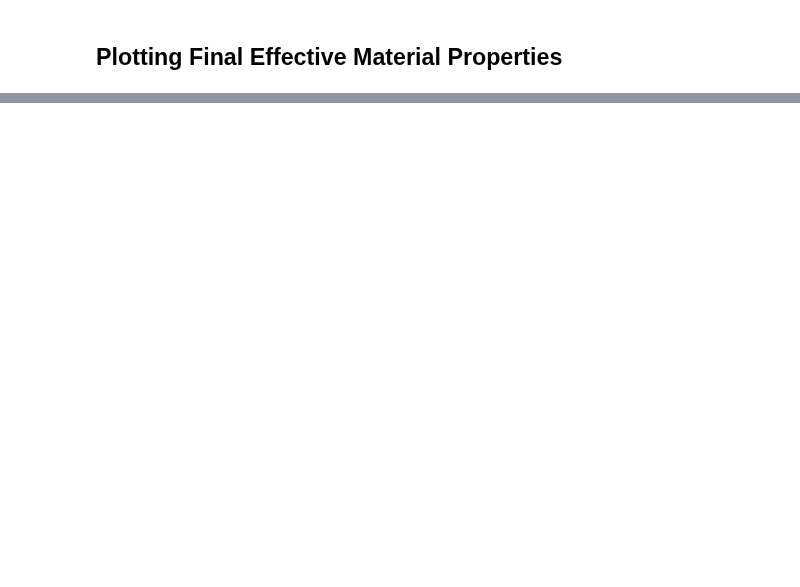
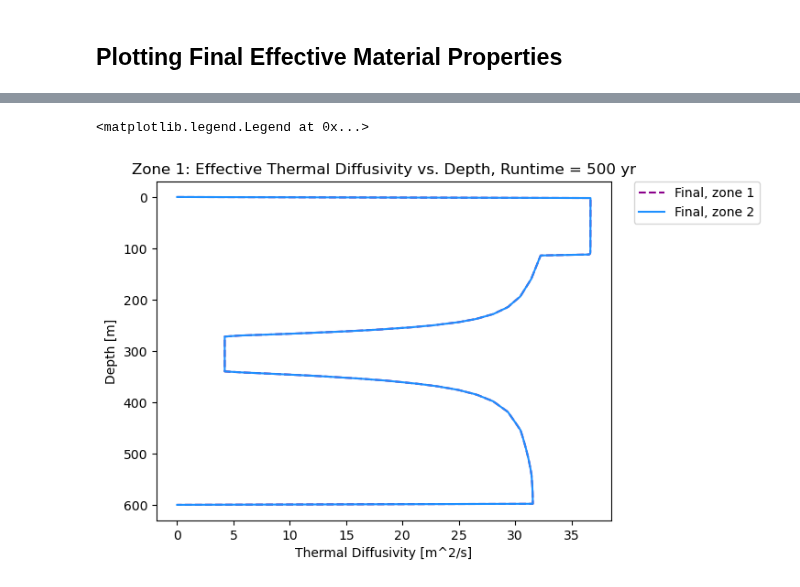
Before and after one commit to alexiak322/ceres-pingo-model, a Jupyter notebook: -1DHT-model-code/python/1DHT Model.ipynb, the cells around one changed output, grey strips where cells are left out. Cells and saved outputs as stored; diff of their text form; code cells hidden in the pictures; blank space fills up the shorter version.

```diff
--- a/-1DHT-model-code/python/1DHT Model.ipynb
+++ b/-1DHT-model-code/python/1DHT Model.ipynb
@@ -25,7 +25,7 @@ p_w = 1000
 cp_w = 4180
 k_w = 0.56 * toyr
 
-#Julie paper — not using these right now, but maybe implement them later when we want to change matrix percentages
+#Julie paper
 
 #p_ice = 917
 #cp_ice = 185 + 7.037*T
@@ -52,11 +52,13 @@ k_rock = 0.56 * toyr
 
 n_Sc=0                 # Porosity scenario is chosen here: 1=minimum n, 2=intermediate n, 3=maximum n
 nLob=[0.33, 0.5, 0.66]    ## [min interm. max] Lobate (thermal model; 6B) ##
+nIce = [0, 0.2, 0.4] # Lee et al. 2005
 
 
                     ### Material 1 - Lobate
 #start with 40% ice, 25% hydrates, 20% rock, 15% salts
 nL = nLob[n_Sc]
+nI = nIce[n_Sc]
 p_soilL = 1300       ## DENSITY (thermal model; 2B)
 cp_soilL = 1538.46       ## HEAT CAPACITY; GRAB FROM JULIE'S DATABASE (this is going to be tricky with temperature dependence)
 k_soilL = 1.27*toyr   ## THERMAL CONDUCTIVITY; GRAB FROM JULIE'S DATABASE (20% ice, 45% hydrates)
@@ -142,7 +144,7 @@ plt.legend()
 # Function to get fw for an input temperature
 
 def get_fw(temp):
-    indices = np.where(np.isclose(interp_temps, temp, atol=0.005))[0] #gets index for initial temp value in interp_temp
+    indices = np.where(np.isclose(interp_temps, temp, atol=0.1))[0] #gets index for initial temp value in interp_temp
     index = indices[0] #in case there are multiple indices
     f_w_value = SFC_fw[index]
     return(f_w_value)
@@ -156,24 +158,25 @@ onegrid=np.ones(nocell) # 1 x 301 matrix
 Z0_1MatID=np.ones(nocell)
 Z0_1MatID[0]=3
 Z0_1MatID[1]=3
+Z0_1MatID[291:]=2 #boulders (bottom 20m)
 
 Z1_2MatID=np.ones(nocell)
 Z1_2MatID[0]=3
 Z1_2MatID[1]=3
-Z1_2MatID[291:]=2 #boulders (bottom 20m)
+Z1_2MatID[251:]=2 #boulders (bottom 100m)
 
             ### Creating one-vectors and empty matrices used in for-loop ###
-n_grid=np.ones(nocell) # all of these have nocell elements -> all material properties define at nodes (1 x nocell matrix)
-p_soil=np.ones(nocell)
-cp_soil=np.ones(nocell)
-k_soil=np.ones(nocell)
+#n_grid=np.ones(nocell) # all of these have nocell elements -> all material properties define at nodes (1 x nocell matrix)
+#p_soil=np.ones(nocell)
+#cp_soil=np.ones(nocell)
+#k_soil=np.ones(nocell)
 
-df_w=np.zeros(nocell-1) ## CHANGE IN fraction of water in pore space
-k_eq=np.zeros(nocell-1) ## EQUIVALENT THERMAL CONDUCTIVITY
-C_eq=np.zeros(nocell)   ## EQUIVALENT HEAT CAPACITY
-a_eq=np.zeros(nocell)   ## EQUIVALENT THERMAL DIFFUSIVITY
+#df_w=np.zeros(nocell-1) ## CHANGE IN fraction of water in pore space
+#k_eq=np.zeros(nocell-1) ## EQUIVALENT THERMAL CONDUCTIVITY
+#C_eq=np.zeros(nocell)   ## EQUIVALENT HEAT CAPACITY
+#a_eq=np.zeros(nocell)   ## EQUIVALENT THERMAL DIFFUSIVITY
 
-runtime = 1000
+runtime = 500
 
 T_matx_0_1=np.zeros((nocell,runtime)) ### CREATING EMPTY TEMP MATRICES FOR EACH ZONE'S RUN TIME (100000 yr)
 T_matx_0_1[:,0] = np.copy(T_ini)                                    ### add more as needed
@@ -735,0 +731,16 @@ f_ice_0_1
+# %%
+### Fig - Final effective material property distrubutions
+#plotting curves for initial and final effective thermal diffusivity distributions
+
+plt.figure()
+#plt.xlim([100,400])
+plt.plot(a_eq_0_1, z, linestyle='dashed',color='darkmagenta', label='Final, zone 1')
+plt.plot(a_eq_1_2, z, color='dodgerblue', label='Final, zone 2')
+plt.gca().invert_yaxis()
+plt.xlabel('Thermal Diffusivity [m^2/s]')
+plt.ylabel('Depth [m]')
+plt.title('Zone 1: Effective Thermal Diffusivity vs. Depth, Runtime = %r yr' %(runtime))
+plt.legend(bbox_to_anchor=(1.05, 1), loc='upper left', borderaxespad=0)
+# %% [output]
+<matplotlib.legend.Legend at 0x...>
+[figure, added]
```
Also changed, not shown: parts of 21 cells of this notebook.
